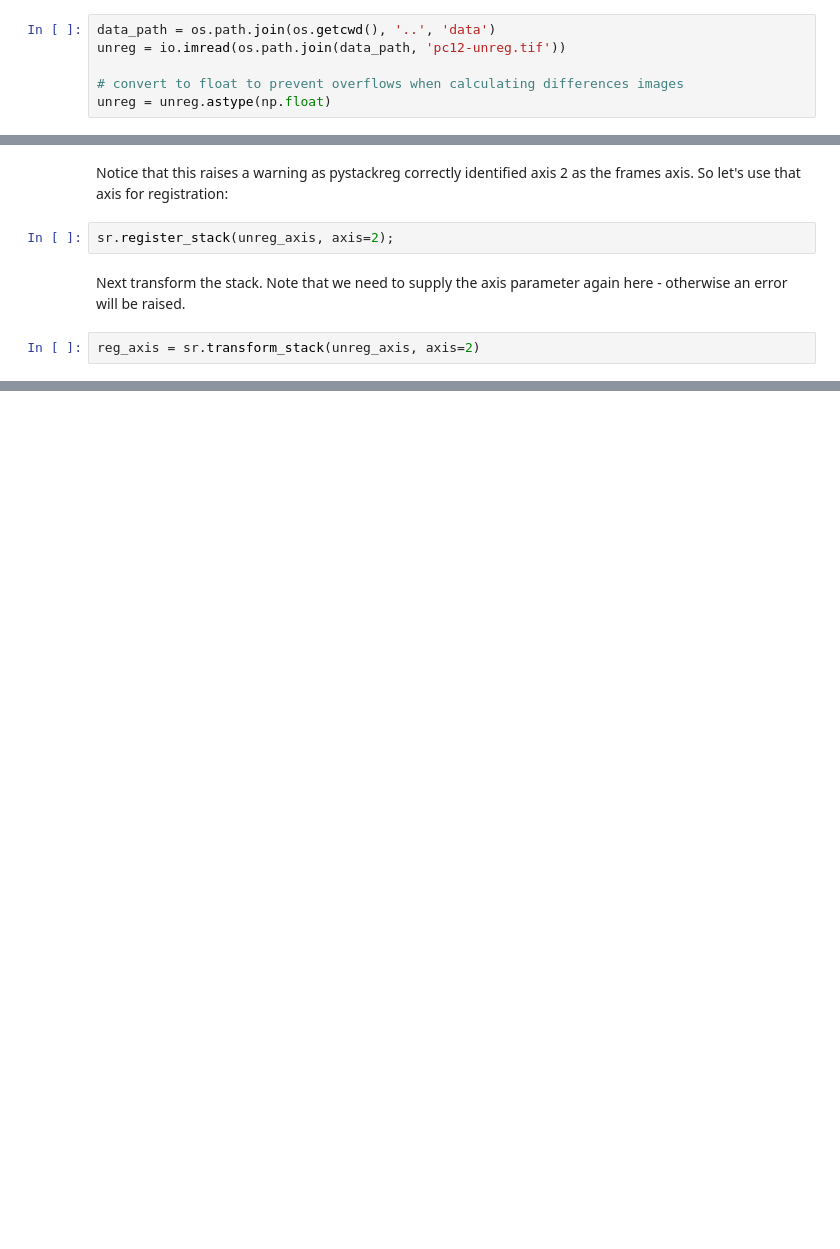
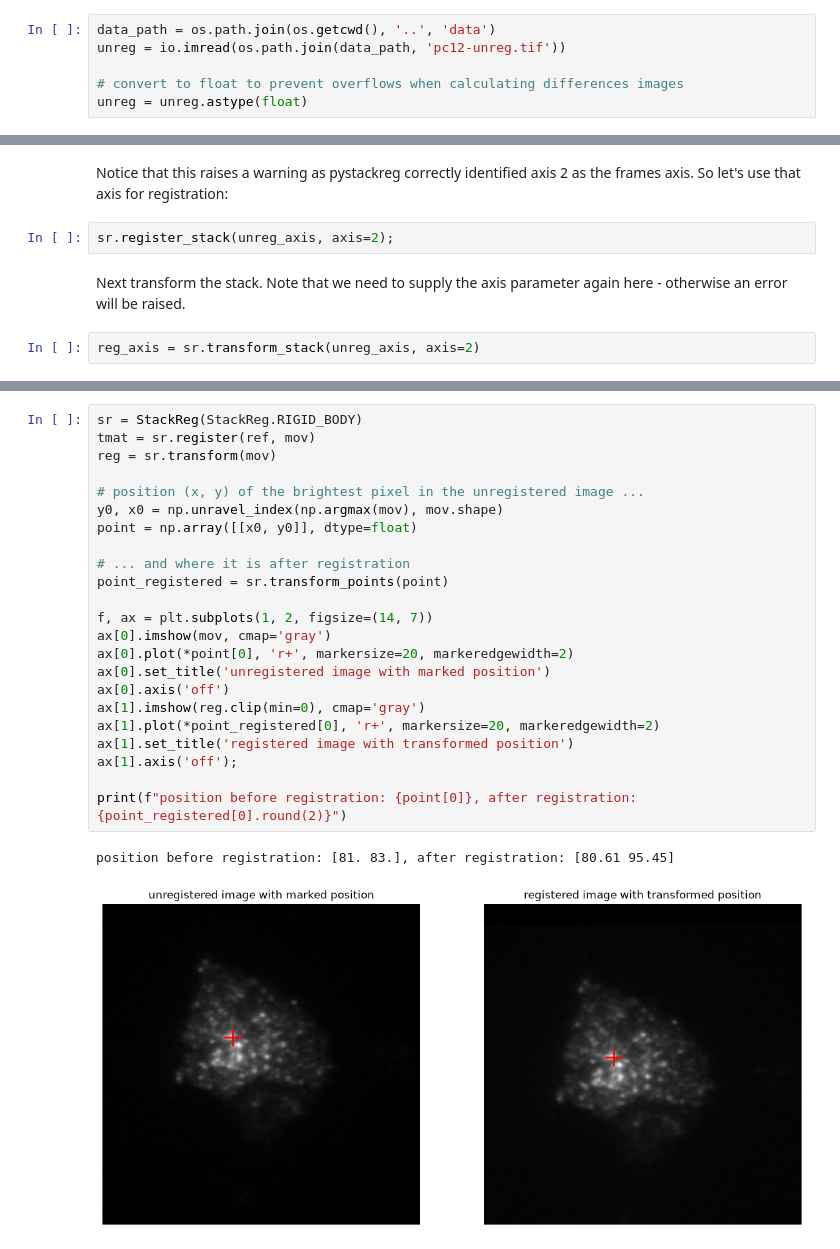
Before and after one commit to glichtner/pystackreg, a Jupyter notebook: examples/notebooks/tutorial.ipynb, the cells around one changed output, grey strips where cells are left out. Cells and saved outputs as stored; diff of their text form; blank space fills up the shorter version.

```diff
--- a/examples/notebooks/tutorial.ipynb
+++ b/examples/notebooks/tutorial.ipynb
@@ -48,7 +48,7 @@ data_path = os.path.join(os.getcwd(), '..', 'data')
 unreg = io.imread(os.path.join(data_path, 'pc12-unreg.tif'))
 
 # convert to float to prevent overflows when calculating differences images
-unreg = unreg.astype(np.float)
+unreg = unreg.astype(float)
 # %% [markdown]
 ## Perform single image registration
 # %%
@@ -285,0 +335,26 @@ reg_axis = sr.transform_stack(unreg_axis, axis=2)
+# %%
+sr = StackReg(StackReg.RIGID_BODY)
+tmat = sr.register(ref, mov)
+reg = sr.transform(mov)
+
+# position (x, y) of the brightest pixel in the unregistered image ...
+y0, x0 = np.unravel_index(np.argmax(mov), mov.shape)
+point = np.array([[x0, y0]], dtype=float)
+
+# ... and where it is after registration
+point_registered = sr.transform_points(point)
+
+f, ax = plt.subplots(1, 2, figsize=(14, 7))
+ax[0].imshow(mov, cmap='gray')
+ax[0].plot(*point[0], 'r+', markersize=20, markeredgewidth=2)
+ax[0].set_title('unregistered image with marked position')
+ax[0].axis('off')
+ax[1].imshow(reg.clip(min=0), cmap='gray')
+ax[1].plot(*point_registered[0], 'r+', markersize=20, markeredgewidth=2)
+ax[1].set_title('registered image with transformed position')
+ax[1].axis('off');
+
+print(f"position before registration: {point[0]}, after registration: {point_registered[0].round(2)}")
+# %% [output]
+position before registration: [81. 83.], after registration: [80.61 95.45]
+[figure, added]
```
Also changed, not shown: parts of 17 cells of this notebook, 22 other files.
